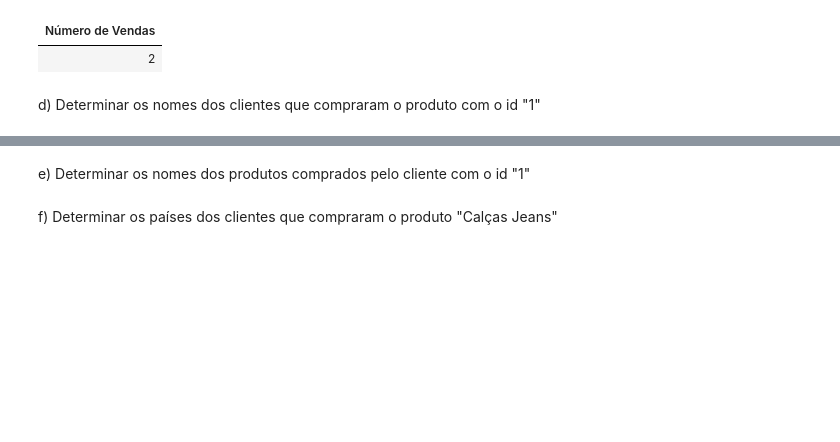
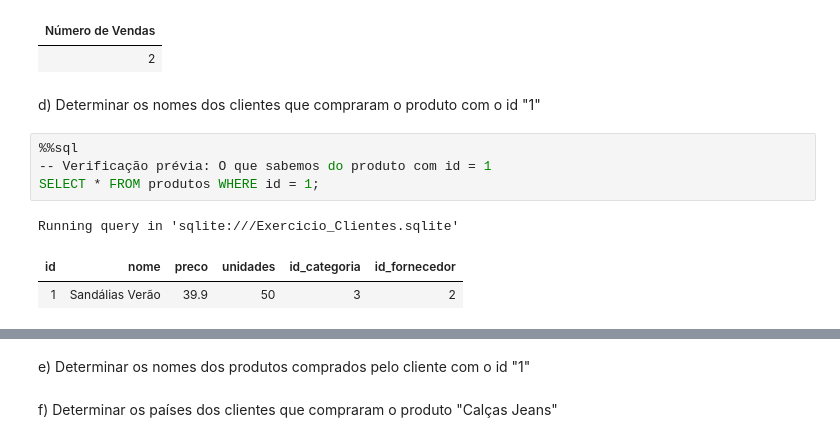
Before and after one commit to jpedrodias/FundamentosSQL, a Jupyter notebook: Week03/Exercicio_Clientes_resolvido.ipynb, the cells around one changed output, grey strips where cells are left out. Saved outputs shown, nothing was run; the diff lists cells and outputs as text; blank space fills up the shorter version.

```diff
--- a/Week03/Exercicio_Clientes_resolvido.ipynb
+++ b/Week03/Exercicio_Clientes_resolvido.ipynb
@@ -892,3 +898,11 @@ Running query in 'sqlite:///Exercicio_Clientes.sqlite'
 | 2 |
 # %% [markdown]
 d) Determinar os nomes dos clientes que compraram o produto com o id "1"
+# %%
+%%sql
+-- Verificação prévia: O que sabemos do produto com id = 1
+SELECT * FROM produtos WHERE id = 1;
+# %% [output]
+Running query in 'sqlite:///Exercicio_Clientes.sqlite'
+| id | nome | preco | unidades | id_categoria | id_fornecedor |
+| 1 | Sandálias Verão | 39.9 | 50 | 3 | 2 |
```
Also changed, not shown: parts of 7 cells of this notebook.
